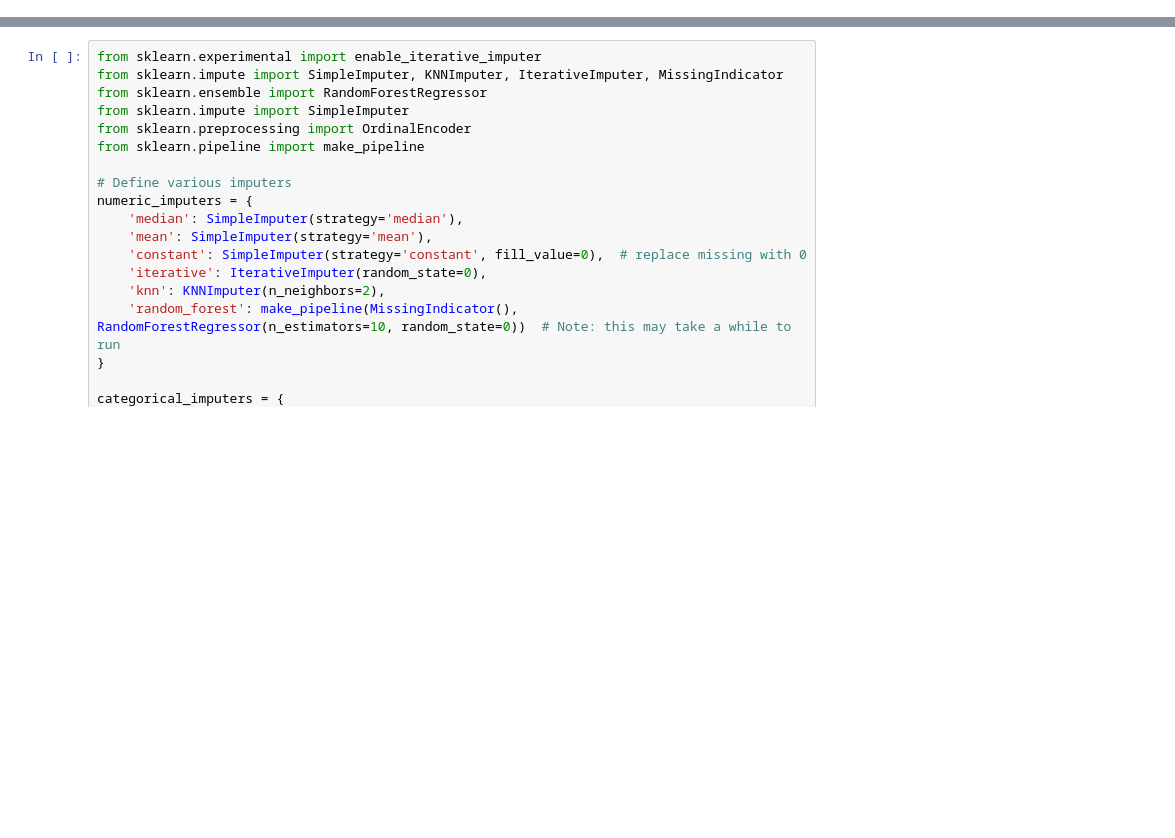
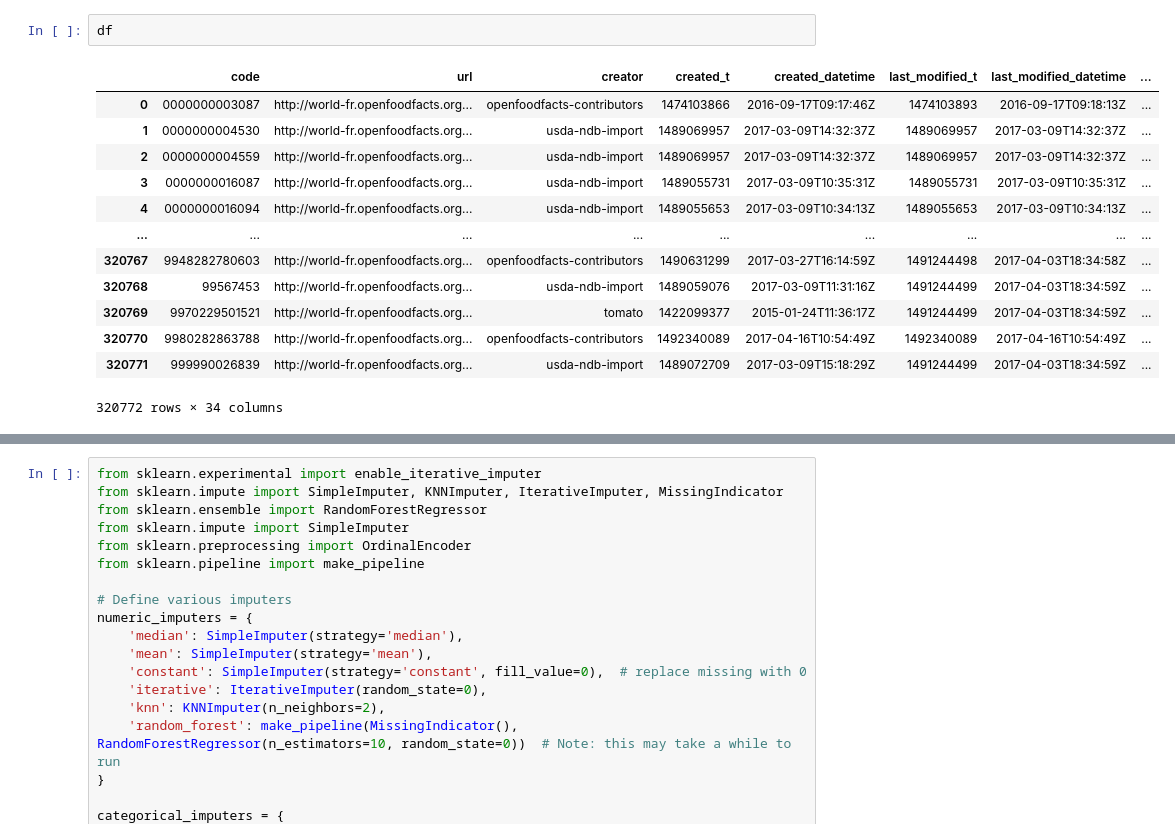
Before and after one commit to amaye15/OpenClassroom--Machine-Learning-Engineer, a Jupyter notebook: P2/P2.ipynb, the cells around one changed output, grey strips where cells are left out. Cells and saved outputs as stored; diff of their text form; blank space fills up the shorter version.

```diff
--- a/P2/P2.ipynb
+++ b/P2/P2.ipynb
@@ -53,6 +53,22 @@ More than 50% of the values in cocoa_100g are missing.
 More than 50% of the values in carbon-footprint_100g are missing.
 Less than or equal to 50% of the values in nutrition-score-fr_100g are missing.
 Less than or equal to 50% of the values in nutrition-score-uk_100g are missing.
+# %%
+df
+# %% [output]
+|  | code | url | creator | created_t | created_datetime | last_modified_t | last_modified_datetime | ... |
+| 0 | 0000000003087 | http://world-fr.openfoodfacts.org... | openfoodfacts-contributors | 1474103866 | 2016-09-17T09:17:46Z | 1474103893 | 2016-09-17T09:18:13Z | ... |
+| 1 | 0000000004530 | http://world-fr.openfoodfacts.org... | usda-ndb-import | 1489069957 | 2017-03-09T14:32:37Z | 1489069957 | 2017-03-09T14:32:37Z | ... |
+| 2 | 0000000004559 | http://world-fr.openfoodfacts.org... | usda-ndb-import | 1489069957 | 2017-03-09T14:32:37Z | 1489069957 | 2017-03-09T14:32:37Z | ... |
+| 3 | 0000000016087 | http://world-fr.openfoodfacts.org... | usda-ndb-import | 1489055731 | 2017-03-09T10:35:31Z | 1489055731 | 2017-03-09T10:35:31Z | ... |
+| 4 | 0000000016094 | http://world-fr.openfoodfacts.org... | usda-ndb-import | 1489055653 | 2017-03-09T10:34:13Z | 1489055653 | 2017-03-09T10:34:13Z | ... |
+| ... | ... | ... | ... | ... | ... | ... | ... | ... |
+| 320767 | 9948282780603 | http://world-fr.openfoodfacts.org... | openfoodfacts-contributors | 1490631299 | 2017-03-27T16:14:59Z | 1491244498 | 2017-04-03T18:34:58Z | ... |
+| 320768 | 99567453 | http://world-fr.openfoodfacts.org... | usda-ndb-import | 1489059076 | 2017-03-09T11:31:16Z | 1491244499 | 2017-04-03T18:34:59Z | ... |
+| 320769 | 9970229501521 | http://world-fr.openfoodfacts.org... | tomato | 1422099377 | 2015-01-24T11:36:17Z | 1491244499 | 2017-04-03T18:34:59Z | ... |
+| 320770 | 9980282863788 | http://world-fr.openfoodfacts.org... | openfoodfacts-contributors | 1492340089 | 2017-04-16T10:54:49Z | 1492340089 | 2017-04-16T10:54:49Z | ... |
+| 320771 | 999990026839 | http://world-fr.openfoodfacts.org... | usda-ndb-import | 1489072709 | 2017-03-09T15:18:29Z | 1491244499 | 2017-04-03T18:34:59Z | ... |
+320772 rows × 34 columns
 # %%
 import pandas as pd
 from sklearn.impute import SimpleImputer
```
Also changed, not shown: parts of 15 cells of this notebook.
